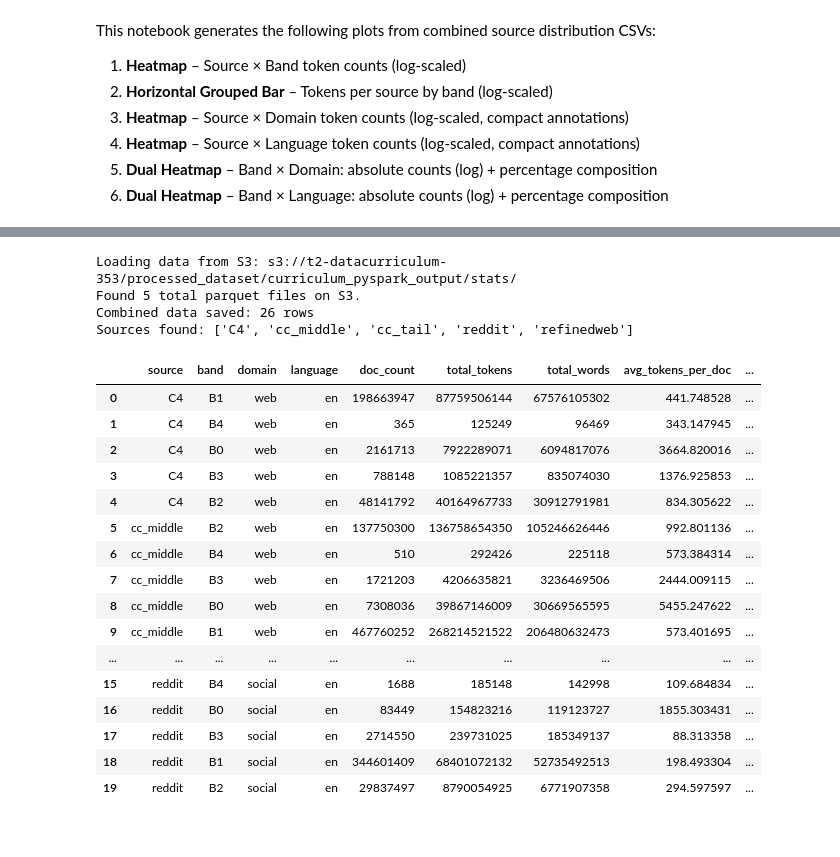
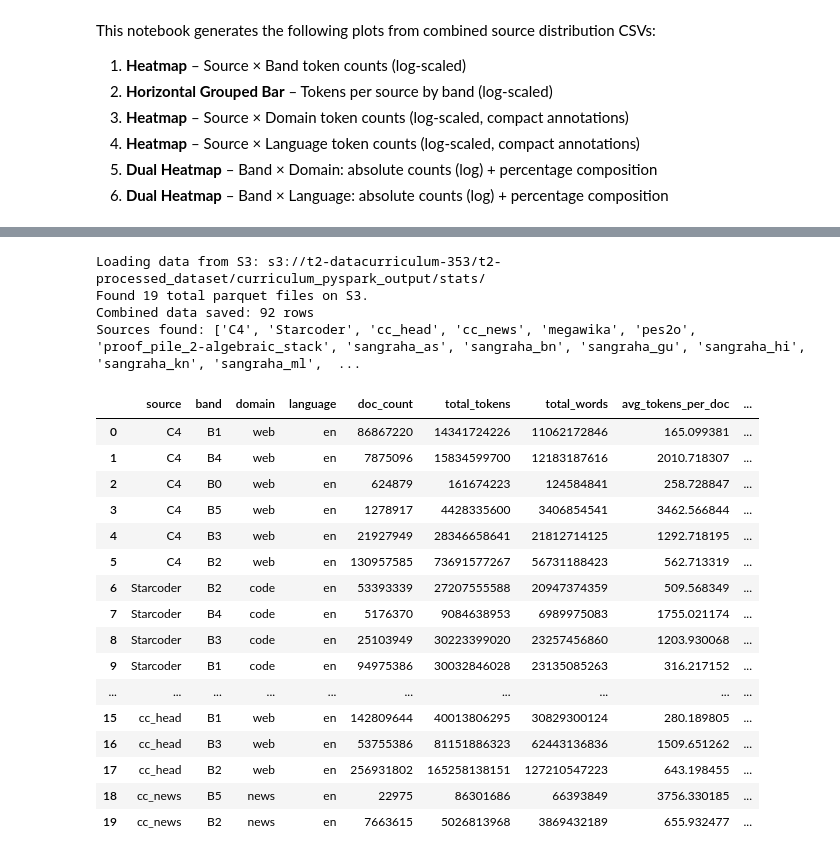
Before and after one commit to The-School-of-AI/LLM, a Jupyter notebook: experiments/3_coreset_engineering/coreset_engine_v5/notebooks/distribution_plots_notebook_extended.ipynb, the cells around one changed output, grey strips where cells are left out. Drawn from its saved outputs; the diff is of its cells as text; code cells hidden in the pictures.

```diff
--- a/experiments/3_coreset_engineering/coreset_engine_v5/notebooks/distribution_plots_notebook_extended.ipynb
+++ b/experiments/3_coreset_engineering/coreset_engine_v5/notebooks/distribution_plots_notebook_extended.ipynb
@@ -38,7 +38,7 @@ from pathlib import Path
 # --- CONFIGURATION ---
 DATA_SOURCE = 'S3' # Set to 'S3' to read from AWS S3
 stats_dir = Path('/Users/pankajkumar/Documents/git/TSAI/ERA4/final-capstone/P3/LLM/experiments/3_coreset_engineering/coreset_engine_v5/notebooks/data/stats')
-s3_stats_path = 's3://t2-datacurriculum-353/processed_dataset/curriculum_pyspark_output/stats/'
+s3_stats_path = 's3://t2-datacurriculum-353/t2-processed_dataset/curriculum_pyspark_output/stats/'
 # ---------------------
 
 # Output path for combined local CSV
@@ -89,53 +89,53 @@ if DATA_SOURCE == 'LOCAL':
         # Find files ending in current extension
         found_files = [f for f in stats_dir.rglob(ext) if f.name != '_SUCCESS']
         if found_files:
             data_files = found_files
             print(f"Found {len(data_files)} local files with extension: {ext}")
             break
 
     # Load and combine all files
     if data_files:
         ext = data_files[0].suffix
 
         if ext == '.parquet':
             df = pd.concat([pd.read_parquet(f) for f in data_files], ignore_index=True)
         elif ext == '.csv':
             df = pd.concat([pd.read_csv(f) for f in data_files], ignore_index=True)
         elif ext == '.jsonl':
             # lines=True is required for JSONL format
             df = pd.concat([pd.read_json(f, lines=True) for f in data_files], ignore_index=True)
 
         # Save combined output for reuse
         df.to_csv(out_path, index=False)
         print(f"Combined data saved: {len(df)} rows")
         print(f"Sources found: {df['source'].unique().tolist()}")
     else:
         print(f"No .parquet, .csv, or .jsonl files found in {stats_dir}")
         df = pd.DataFrame()
 
 df.head(20)
 # %% [output]
-Loading data from S3: s3://t2-datacurriculum-353/processed_dataset/curriculum_pyspark_output/stats/
-Found 5 total parquet files on S3.
-Combined data saved: 26 rows
-Sources found: ['C4', 'cc_middle', 'cc_tail', 'reddit', 'refinedweb']
+Loading data from S3: s3://t2-datacurriculum-353/t2-processed_dataset/curriculum_pyspark_output/stats/
+Found 19 total parquet files on S3.
+Combined data saved: 92 rows
+Sources found: ['C4', 'Starcoder', 'cc_head', 'cc_news', 'megawika', 'pes2o', 'proof_pile_2-algebraic_stack', 'sangraha_as', 'sangraha_bn', 'sangraha_gu', 'sangraha_hi', 'sangraha_kn', 'sangraha_ml',  ...
 |  | source | band | domain | language | doc_count | total_tokens | total_words | avg_tokens_per_doc | ... |
-| 0 | C4 | B1 | web | en | 198663947 | 87759506144 | 67576105302 | 441.748528 | ... |
-| 1 | C4 | B4 | web | en | 365 | 125249 | 96469 | 343.147945 | ... |
-| 2 | C4 | B0 | web | en | 2161713 | 7922289071 | 6094817076 | 3664.820016 | ... |
-| 3 | C4 | B3 | web | en | 788148 | 1085221357 | 835074030 | 1376.925853 | ... |
-| 4 | C4 | B2 | web | en | 48141792 | 40164967733 | 30912791981 | 834.305622 | ... |
-| 5 | cc_middle | B2 | web | en | 137750300 | 136758654350 | 105246626446 | 992.801136 | ... |
-| 6 | cc_middle | B4 | web | en | 510 | 292426 | 225118 | 573.384314 | ... |
-| 7 | cc_middle | B3 | web | en | 1721203 | 4206635821 | 3236469506 | 2444.009115 | ... |
-| 8 | cc_middle | B0 | web | en | 7308036 | 39867146009 | 30669565595 | 5455.247622 | ... |
-| 9 | cc_middle | B1 | web | en | 467760252 | 268214521522 | 206480632473 | 573.401695 | ... |
+| 0 | C4 | B1 | web | en | 86867220 | 14341724226 | 11062172846 | 165.099381 | ... |
+| 1 | C4 | B4 | web | en | 7875096 | 15834599700 | 12183187616 | 2010.718307 | ... |
+| 2 | C4 | B0 | web | en | 624879 | 161674223 | 124584841 | 258.728847 | ... |
+| 3 | C4 | B5 | web | en | 1278917 | 4428335600 | 3406854541 | 3462.566844 | ... |
+| 4 | C4 | B3 | web | en | 21927949 | 28346658641 | 21812714125 | 1292.718195 | ... |
+| 5 | C4 | B2 | web | en | 130957585 | 73691577267 | 56731188423 | 562.713319 | ... |
+| 6 | Starcoder | B2 | code | en | 53393339 | 27207555588 | 20947374359 | 509.568349 | ... |
+| 7 | Starcoder | B4 | code | en | 5176370 | 9084638953 | 6989975083 | 1755.021174 | ... |
+| 8 | Starcoder | B3 | code | en | 25103949 | 30223399020 | 23257456860 | 1203.930068 | ... |
+| 9 | Starcoder | B1 | code | en | 94975386 | 30032846028 | 23135085263 | 316.217152 | ... |
 | ... | ... | ... | ... | ... | ... | ... | ... | ... | ... |
-| 15 | reddit | B4 | social | en | 1688 | 185148 | 142998 | 109.684834 | ... |
-| 16 | reddit | B0 | social | en | 83449 | 154823216 | 119123727 | 1855.303431 | ... |
-| 17 | reddit | B3 | social | en | 2714550 | 239731025 | 185349137 | 88.313358 | ... |
-| 18 | reddit | B1 | social | en | 344601409 | 68401072132 | 52735492513 | 198.493304 | ... |
-| 19 | reddit | B2 | social | en | 29837497 | 8790054925 | 6771907358 | 294.597597 | ... |
+| 15 | cc_head | B1 | web | en | 142809644 | 40013806295 | 30829300124 | 280.189805 | ... |
+| 16 | cc_head | B3 | web | en | 53755386 | 81151886323 | 62443136836 | 1509.651262 | ... |
+| 17 | cc_head | B2 | web | en | 256931802 | 165258138151 | 127210547223 | 643.198455 | ... |
+| 18 | cc_news | B5 | news | en | 22975 | 86301686 | 66393849 | 3756.330185 | ... |
+| 19 | cc_news | B2 | news | en | 7663615 | 5026813968 | 3869432189 | 655.932477 | ... |
 # %%
 # --- Shared helpers for scalable heatmaps ---
 import numpy as np
```
Also changed, not shown: parts of 7 cells of this notebook, 4 other files.
